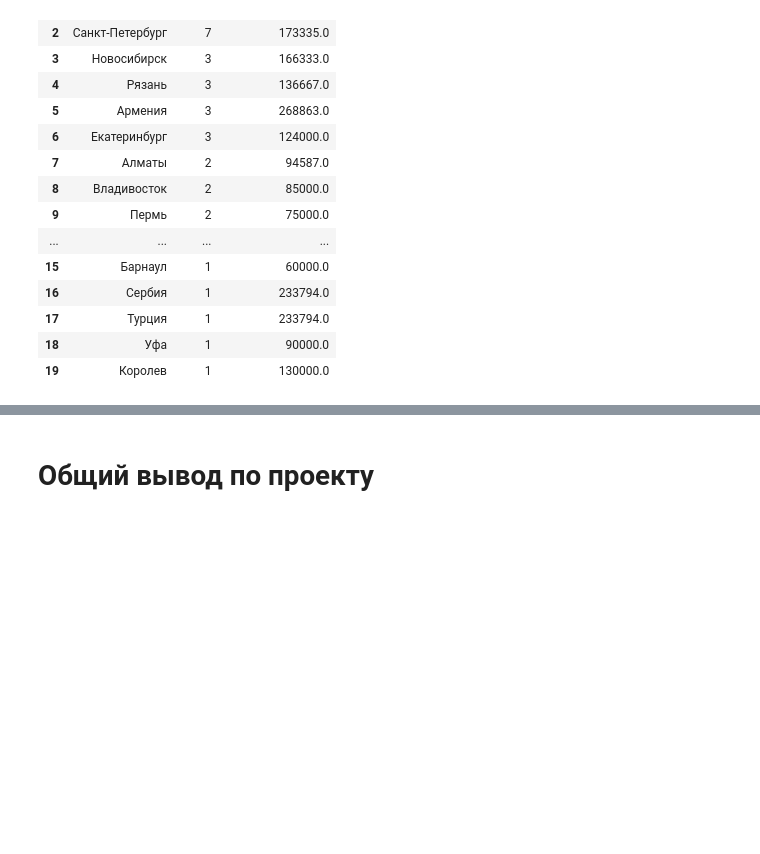
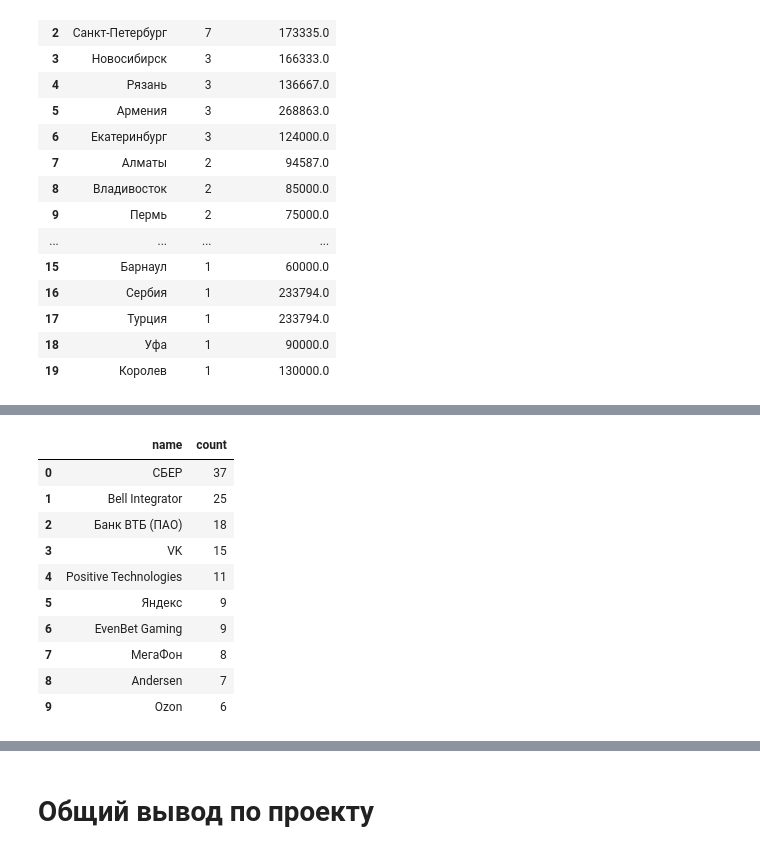
Before and after one commit to V3ence/DS_education, a Jupyter notebook: project_2/Project_2_Ноутбук_шаблон.ipynb, the cells around one changed output, grey strips where cells are left out. Cells and saved outputs as stored; diff of their text form; code cells hidden in the pictures; blank space fills up the shorter version.

```diff
--- a/project_2/Project_2_Ноутбук_шаблон.ipynb
+++ b/project_2/Project_2_Ноутбук_шаблон.ipynb
@@ -949,0 +955,36 @@ display(df7_3)
+# %%
+# запрос, определяющий количество вакансий, где требуются дата-сайентисты,
+# сгруппированные по наименованию работодателей,
+# с ограничением по выводу в 10 строк
+query_7_4 = f'''
+SELECT e.name,
+    COUNT(*)
+FROM vacancies v
+    JOIN employers e ON e.id = v.employer_id
+WHERE
+    (v.name ILIKE '%data scientist%'
+    OR v.name ILIKE '%data science%'
+    OR v.name ILIKE '%исследователь данных%'
+    OR (v.name LIKE '%ML%' AND v.name NOT ILIKE '%HTML%')
+    OR v.name ILIKE '%machine learning%'
+    OR v.name ILIKE '%машинн%обучен%'
+    )
+GROUP BY 1
+ORDER BY 2 DESC
+LIMIT 10
+'''
+# %%
+df7_4 = pd.read_sql_query(query_7_4, connection)
+display(df7_4)
+# %% [output]
+|  | name | count |
+| 0 | СБЕР | 37 |
+| 1 | Bell Integrator | 25 |
+| 2 | Банк ВТБ (ПАО) | 18 |
+| 3 | VK | 15 |
+| 4 | Positive Technologies | 11 |
+| 5 | Яндекс | 9 |
+| 6 | EvenBet Gaming | 9 |
+| 7 | МегаФон | 8 |
+| 8 | Andersen | 7 |
+| 9 | Ozon | 6 |
```
Also changed, not shown: parts of 43 cells of this notebook, 5 other files.
